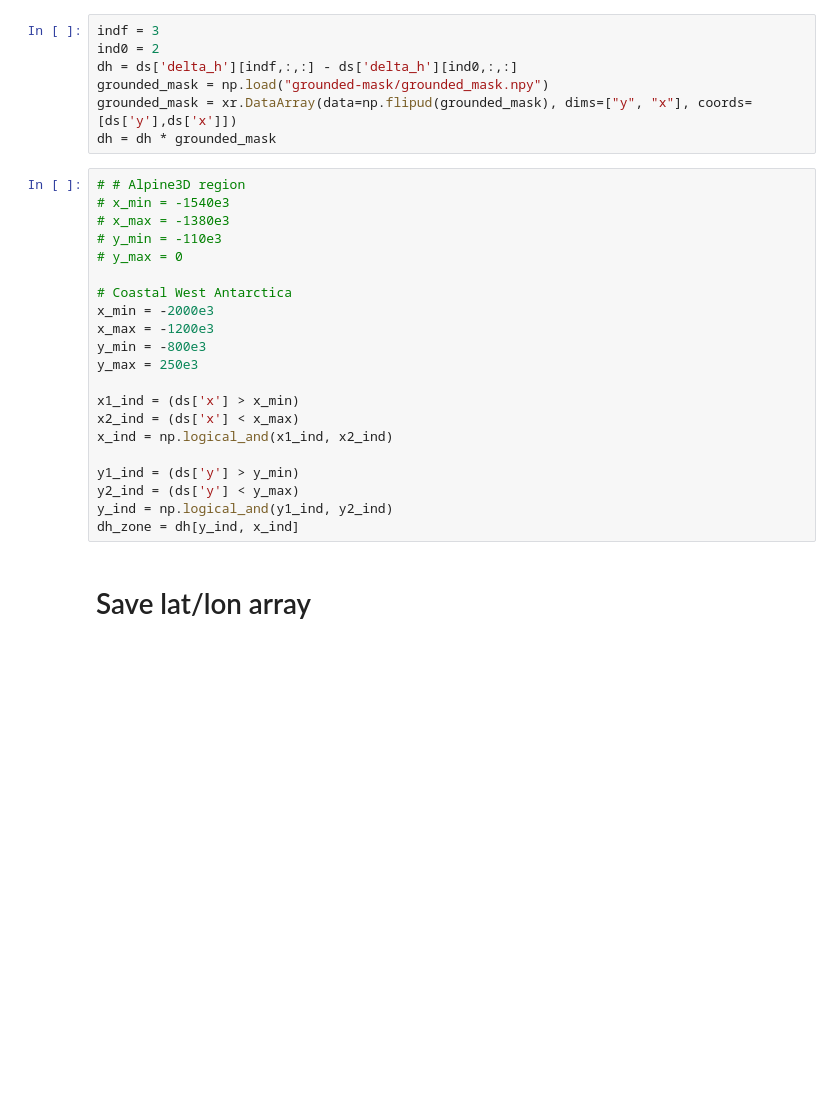
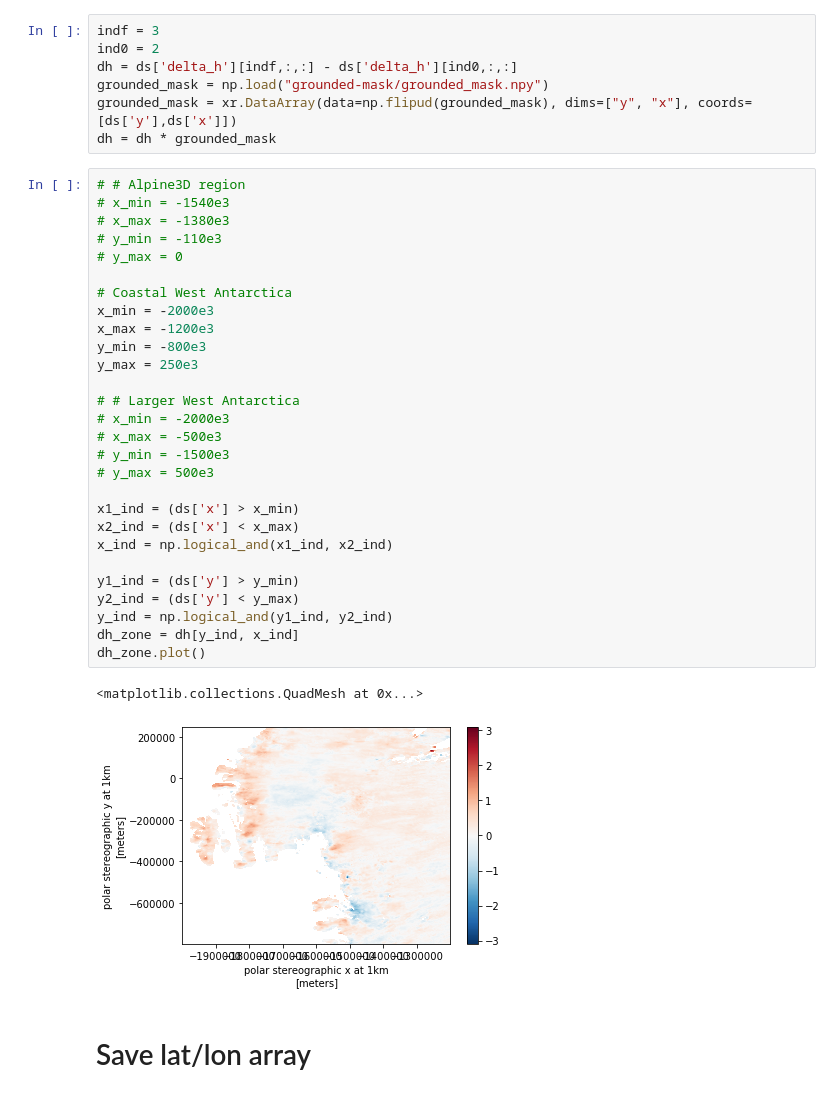
Before and after one commit to EricKeenan/mass-balance, a Jupyter notebook: notebooks/ATL15.ipynb, the cells around one changed output. Drawn from its saved outputs; the diff is of its cells as text; blank space fills up the shorter version.

```diff
--- a/notebooks/ATL15.ipynb
+++ b/notebooks/ATL15.ipynb
@@ -48,24 +48,34 @@ dh = dh * grounded_mask
 # %%
 # # Alpine3D region
 # x_min = -1540e3
 # x_max = -1380e3
 # y_min = -110e3
 # y_max = 0
 
 # Coastal West Antarctica
 x_min = -2000e3
 x_max = -1200e3
 y_min = -800e3
 y_max = 250e3
 
+# # Larger West Antarctica
+# x_min = -2000e3
+# x_max = -500e3
+# y_min = -1500e3
+# y_max = 500e3
+
 x1_ind = (ds['x'] > x_min)
 x2_ind = (ds['x'] < x_max)
 x_ind = np.logical_and(x1_ind, x2_ind)
 
 y1_ind = (ds['y'] > y_min)
 y2_ind = (ds['y'] < y_max)
 y_ind = np.logical_and(y1_ind, y2_ind)
 dh_zone = dh[y_ind, x_ind]
+dh_zone.plot()
+# %% [output]
+<matplotlib.collections.QuadMesh at 0x...>
+[figure, added]
 # %% [markdown]
 # Save lat/lon array
 # %%
```
Also changed, not shown: parts of 4 cells of this notebook, 2 other files.
